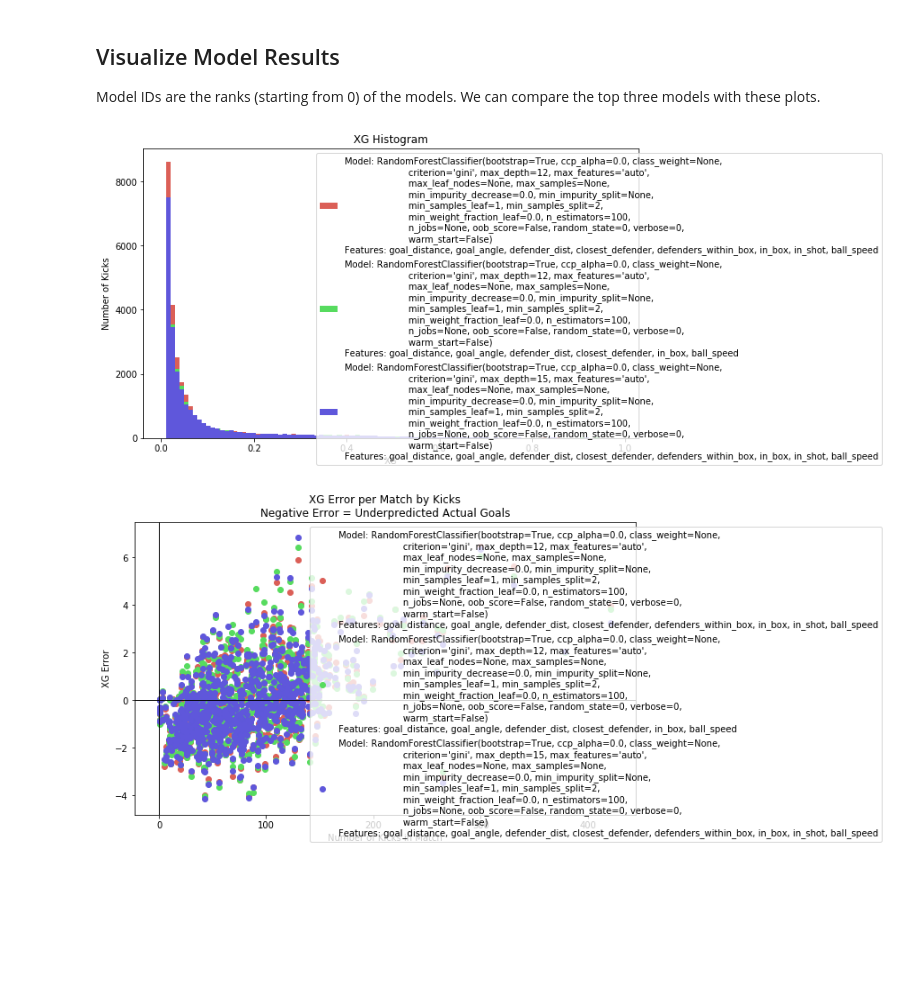
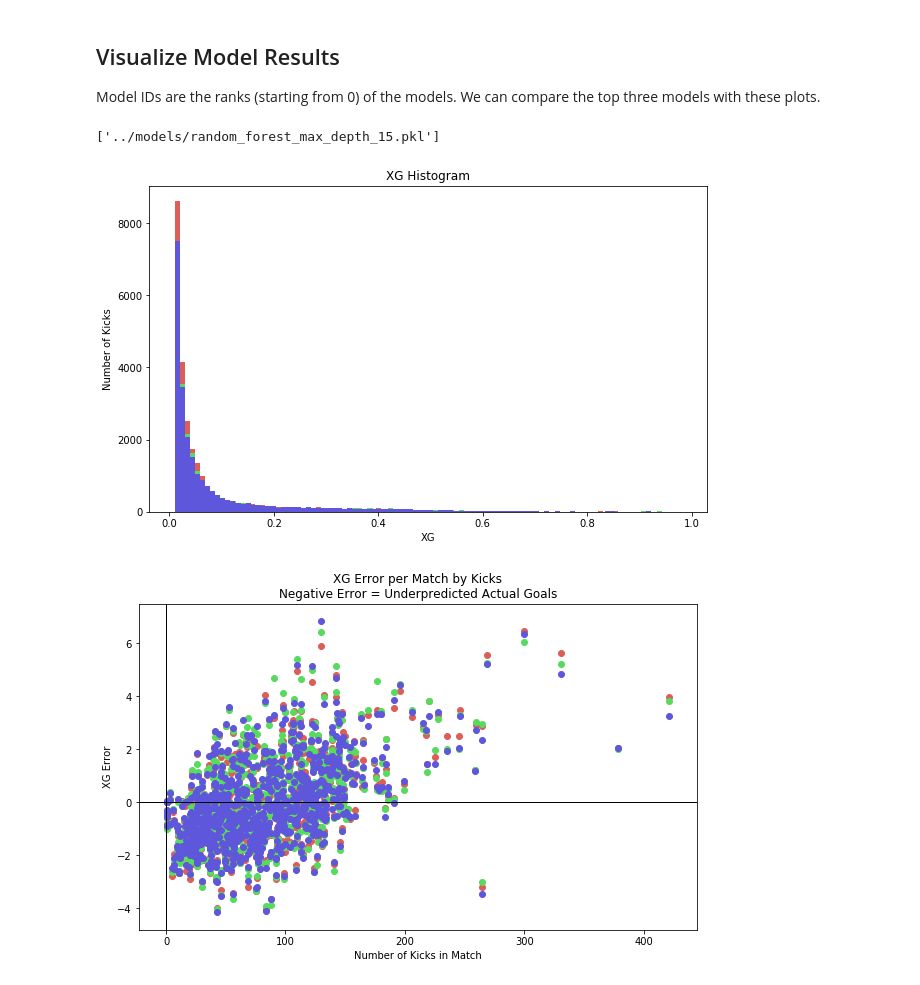
Before and after one commit to vingkan/haxml, a Jupyter notebook: notebooks/compare_models-edwin.ipynb, the cells around one changed output. Drawn from its saved outputs; the diff is of its cells as text; code cells hidden in the pictures; blank space fills up the shorter version.

Commit message:
add edwin's model

```diff
--- a/notebooks/compare_models-edwin.ipynb
+++ b/notebooks/compare_models-edwin.ipynb
@@ -254,22 +236,32 @@ Model IDs are the ranks (starting from 0) of the models. We can compare the top
 models = df_ranked.to_dict(orient="records")
 model_ids = [0, 1, 2]
 pal = sns.hls_palette(len(model_ids))
+# %%
+import joblib
+clf = models[0]['clf']
+joblib.dump(clf,"../models/random_forest_max_depth_12.pkl")
+clf = models[2]['clf']
+joblib.dump(clf,"../models/random_forest_max_depth_15.pkl")
+# %% [output]
+['../models/random_forest_max_depth_15.pkl']
 # %%
 plot = blank_plot()
 hist_kwargs = {"bins": 100}
 for model_id, color in zip(model_ids, pal):
     hist_kwargs["color"] = color
     plot = plot_xg_histogram(models[model_id], d_test, plot, hist_kwargs, min_xg=1e-2)
+plot[1].get_legend().remove()
 plot[0]
 # %% [output]
-[figure, old version]
+[figure, new version]
 # %%
 plot = blank_plot()
 for model_id, color in zip(model_ids, pal):
     plot = plot_errors_by_kicks(models[model_id], d_test, plot, {"color": color})
+plot[1].get_legend().remove()
 plot[0]
 # %% [output]
-[figure, old version]
+[figure, new version]
 # %%
 plot = blank_plot()
 for model_id, color in zip(model_ids, pal):
```
Also changed, not shown: parts of 5 cells of this notebook, 5 other files.
